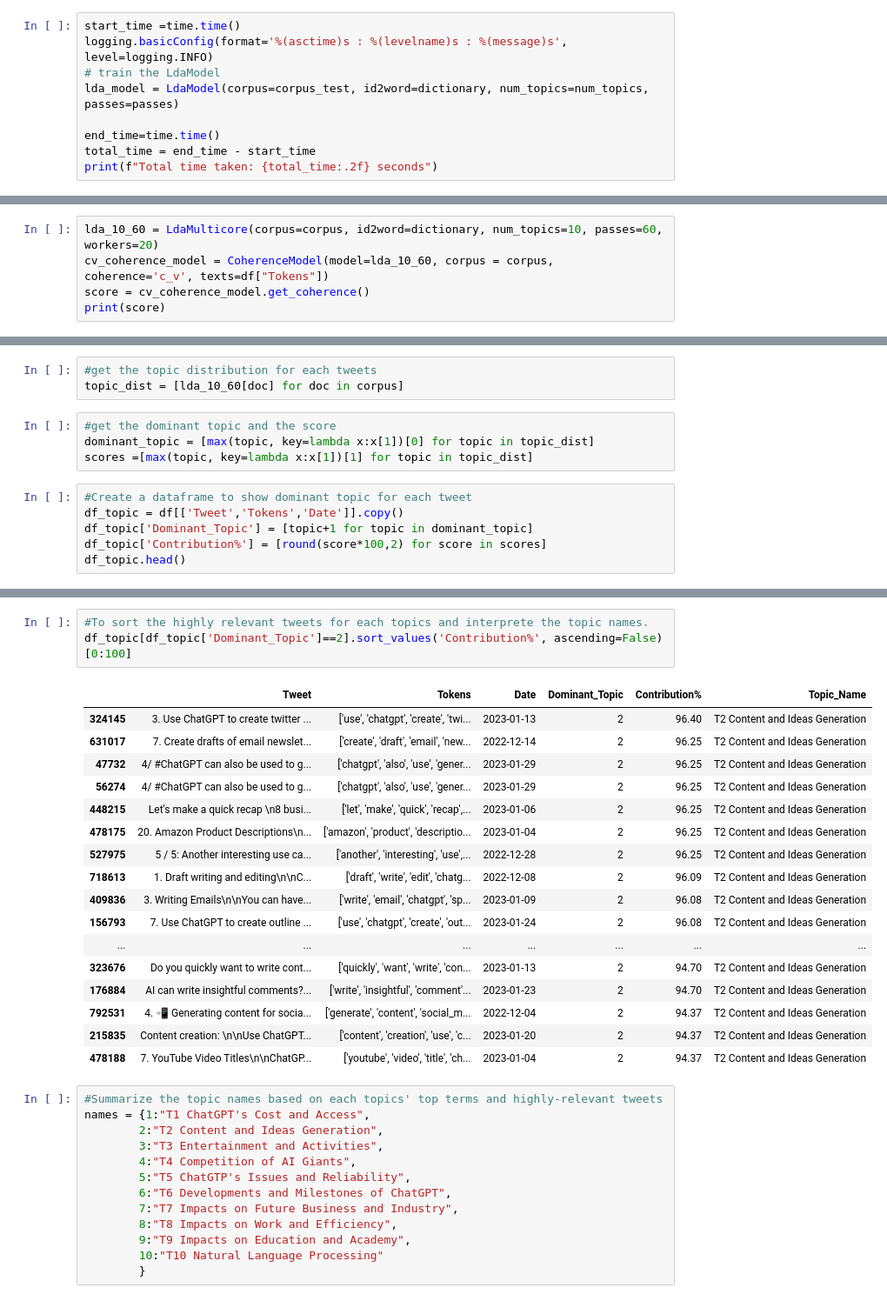
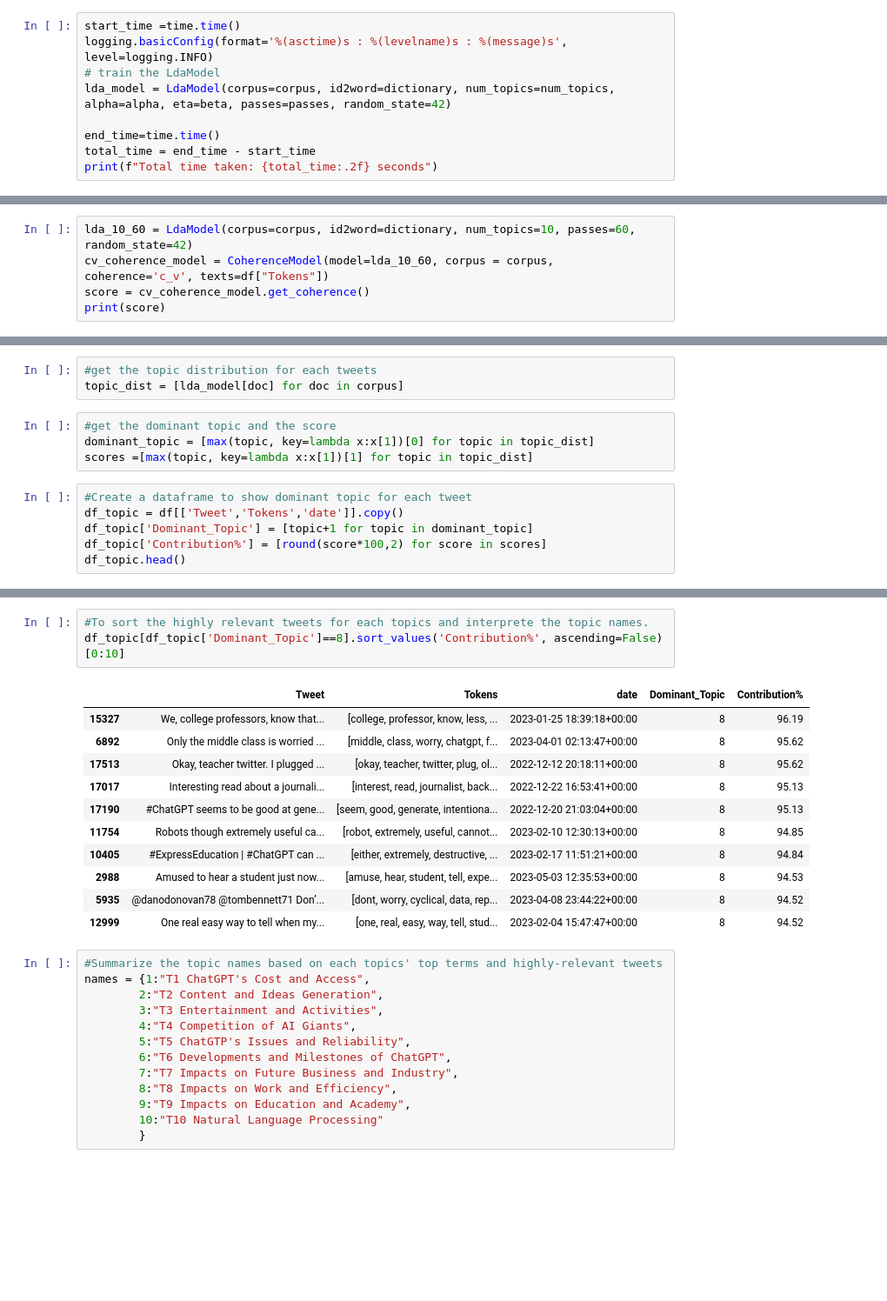
Before and after one commit to poomkusa/Artificial-Intelligence-and-the-Future-of-Marketing-Education-Special-Issue, a Jupyter notebook: topic_modeling/LDA/LDA.ipynb, the cells around one changed output, grey strips where cells are left out. Shown at 87% size. Cells and saved outputs as stored; diff of their text form; blank space fills up the shorter version.

```diff
--- a/topic_modeling/LDA/LDA.ipynb
+++ b/topic_modeling/LDA/LDA.ipynb
@@ -311,7 +408,7 @@ total_iteration = num_topics*passes
 start_time =time.time()
 logging.basicConfig(format='%(asctime)s : %(levelname)s : %(message)s', level=logging.INFO)
 # train the LdaModel
-lda_model = LdaModel(corpus=corpus_test, id2word=dictionary, num_topics=num_topics, passes=passes)
+lda_model = LdaModel(corpus=corpus, id2word=dictionary, num_topics=num_topics, alpha=alpha, eta=beta, passes=passes, random_state=42)
 
 end_time=time.time()
 total_time = end_time - start_time
@@ -519,7 +628,7 @@ Therefore, for the further topics extration, we will run LDA with topic_numbers=
 # %%
 lda_t10_p60 = models[6]
 # %%
-lda_10_60 = LdaMulticore(corpus=corpus, id2word=dictionary, num_topics=10, passes=60, workers=20)
+lda_10_60 = LdaModel(corpus=corpus, id2word=dictionary, num_topics=10, passes=60, random_state=42)
 cv_coherence_model = CoherenceModel(model=lda_10_60, corpus = corpus, coherence='c_v', texts=df["Tokens"])
 score = cv_coherence_model.get_coherence()
 print(score)
@@ -581,14 +690,14 @@ pyLDAvis.display(vis_data_10_60)
 # Identification of Topics
 # %%
 #get the topic distribution for each tweets
-topic_dist = [lda_10_60[doc] for doc in corpus]
+topic_dist = [lda_model[doc] for doc in corpus]
 # %%
 #get the dominant topic and the score
 dominant_topic = [max(topic, key=lambda x:x[1])[0] for topic in topic_dist]
 scores =[max(topic, key=lambda x:x[1])[1] for topic in topic_dist]
 # %%
 #Create a dataframe to show dominant topic for each tweet
-df_topic = df[['Tweet','Tokens','Date']].copy()
+df_topic = df[['Tweet','Tokens','date']].copy()
 df_topic['Dominant_Topic'] = [topic+1 for topic in dominant_topic]
 df_topic['Contribution%'] = [round(score*100,2) for score in scores]
 df_topic.head()
@@ -621,24 +728,18 @@ df_topic_summary
 # %%
 #To sort the highly relevant tweets for each topics and interprete the topic names.
-df_topic[df_topic['Dominant_Topic']==2].sort_values('Contribution%', ascending=False)[0:100]
+df_topic[df_topic['Dominant_Topic']==8].sort_values('Contribution%', ascending=False)[0:10]
 # %% [output]
-|  | Tweet | Tokens | Date | Dominant_Topic | Contribution% | Topic_Name |
-| 324145 | 3. Use ChatGPT to create twitter ... | ['use', 'chatgpt', 'create', 'twi... | 2023-01-13 | 2 | 96.40 | T2 Content and Ideas Generation |
-| 631017 | 7. Create drafts of email newslet... | ['create', 'draft', 'email', 'new... | 2022-12-14 | 2 | 96.25 | T2 Content and Ideas Generation |
-| 47732 | 4/ #ChatGPT can also be used to g... | ['chatgpt', 'also', 'use', 'gener... | 2023-01-29 | 2 | 96.25 | T2 Content and Ideas Generation |
-| 56274 | 4/ #ChatGPT can also be used to g... | ['chatgpt', 'also', 'use', 'gener... | 2023-01-29 | 2 | 96.25 | T2 Content and Ideas Generation |
-| 448215 | Let's make a quick recap \n8 busi... | ['let', 'make', 'quick', 'recap',... | 2023-01-06 | 2 | 96.25 | T2 Content and Ideas Generation |
-| 478175 | 20. Amazon Product Descriptions\n... | ['amazon', 'product', 'descriptio... | 2023-01-04 | 2 | 96.25 | T2 Content and Ideas Generation |
-| 527975 | 5 / 5: Another interesting use ca... | ['another', 'interesting', 'use',... | 2022-12-28 | 2 | 96.25 | T2 Content and Ideas Generation |
-| 718613 | 1. Draft writing and editing\n\nC... | ['draft', 'write', 'edit', 'chatg... | 2022-12-08 | 2 | 96.09 | T2 Content and Ideas Generation |
-| 409836 | 3. Writing Emails\n\nYou can have... | ['write', 'email', 'chatgpt', 'sp... | 2023-01-09 | 2 | 96.08 | T2 Content and Ideas Generation |
-| 156793 | 7. Use ChatGPT to create outline ... | ['use', 'chatgpt', 'create', 'out... | 2023-01-24 | 2 | 96.08 | T2 Content and Ideas Generation |
-| ... | ... | ... | ... | ... | ... | ... |
-| 323676 | Do you quickly want to write cont... | ['quickly', 'want', 'write', 'con... | 2023-01-13 | 2 | 94.70 | T2 Content and Ideas Generation |
-| 176884 | AI can write insightful comments?... | ['write', 'insightful', 'comment'... | 2023-01-23 | 2 | 94.70 | T2 Content and Ideas Generation |
-| 792531 | 4. 📲 Generating content for socia... | ['generate', 'content', 'social_m... | 2022-12-04 | 2 | 94.37 | T2 Content and Ideas Generation |
-| 215835 | Content creation: \n\nUse ChatGPT... | ['content', 'creation', 'use', 'c... | 2023-01-20 | 2 | 94.37 | T2 Content and Ideas Generation |
-| 478188 | 7. YouTube Video Titles\n\nChatGP... | ['youtube', 'video', 'title', 'ch... | 2023-01-04 | 2 | 94.37 | T2 Content and Ideas Generation |
+|  | Tweet | Tokens | date | Dominant_Topic | Contribution% |
+| 15327 | We, college professors, know that... | [college, professor, know, less, ... | 2023-01-25 18:39:18+00:00 | 8 | 96.19 |
+| 6892 | Only the middle class is worried ... | [middle, class, worry, chatgpt, f... | 2023-04-01 02:13:47+00:00 | 8 | 95.62 |
+| 17513 | Okay, teacher twitter. I plugged ... | [okay, teacher, twitter, plug, ol... | 2022-12-12 20:18:11+00:00 | 8 | 95.62 |
+| 17017 | Interesting read about a journali... | [interest, read, journalist, back... | 2022-12-22 16:53:41+00:00 | 8 | 95.13 |
+| 17190 | #ChatGPT seems to be good at gene... | [seem, good, generate, intentiona... | 2022-12-20 21:03:04+00:00 | 8 | 95.13 |
+| 11754 | Robots though extremely useful ca... | [robot, extremely, useful, cannot... | 2023-02-10 12:30:13+00:00 | 8 | 94.85 |
+| 10405 | #ExpressEducation | #ChatGPT can ... | [either, extremely, destructive, ... | 2023-02-17 11:51:21+00:00 | 8 | 94.84 |
+| 2988 | Amused to hear a student just now... | [amuse, hear, student, tell, expe... | 2023-05-03 12:35:53+00:00 | 8 | 94.53 |
+| 5935 | @danodonovan78 @tombennett71 Don’... | [dont, worry, cyclical, data, rep... | 2023-04-08 23:44:22+00:00 | 8 | 94.52 |
+| 12999 | One real easy way to tell when my... | [one, real, easy, way, tell, stud... | 2023-02-04 15:47:47+00:00 | 8 | 94.52 |
 # %%
 #Summarize the topic names based on each topics' top terms and highly-relevant tweets
 names = {1:"T1 ChatGPT's Cost and Access",
```
Also changed, not shown: parts of 58 cells of this notebook, 1 other file.
